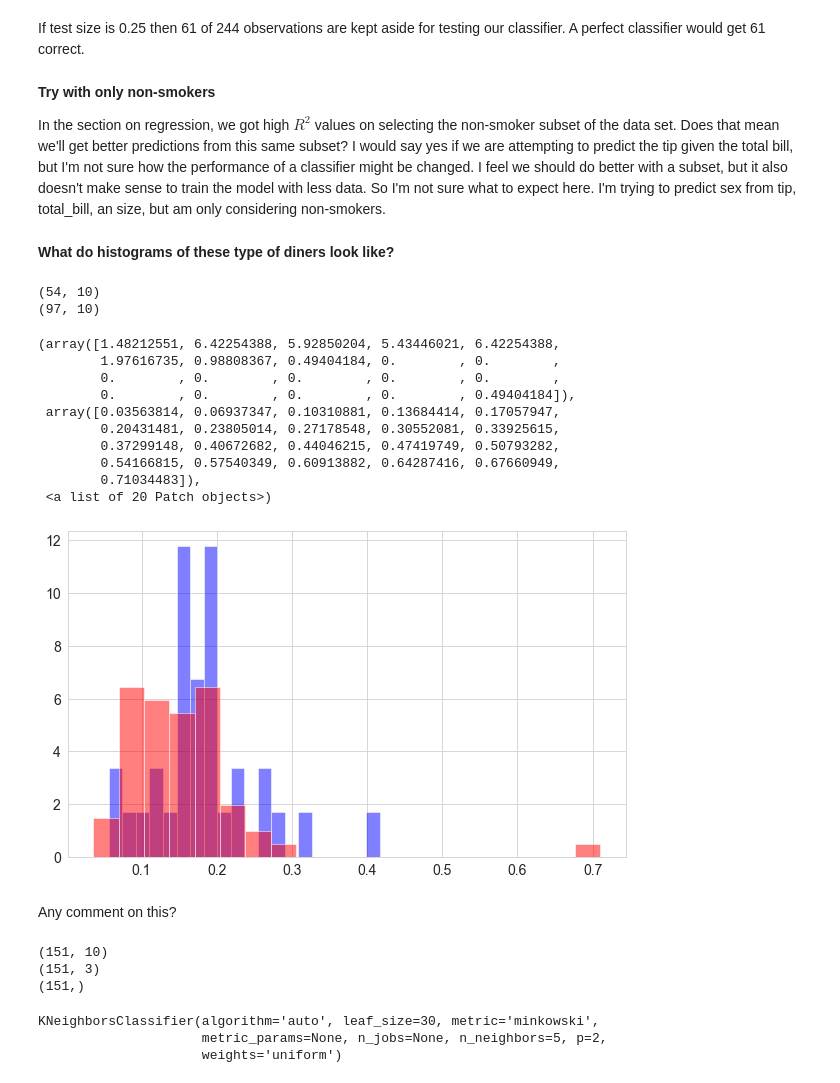
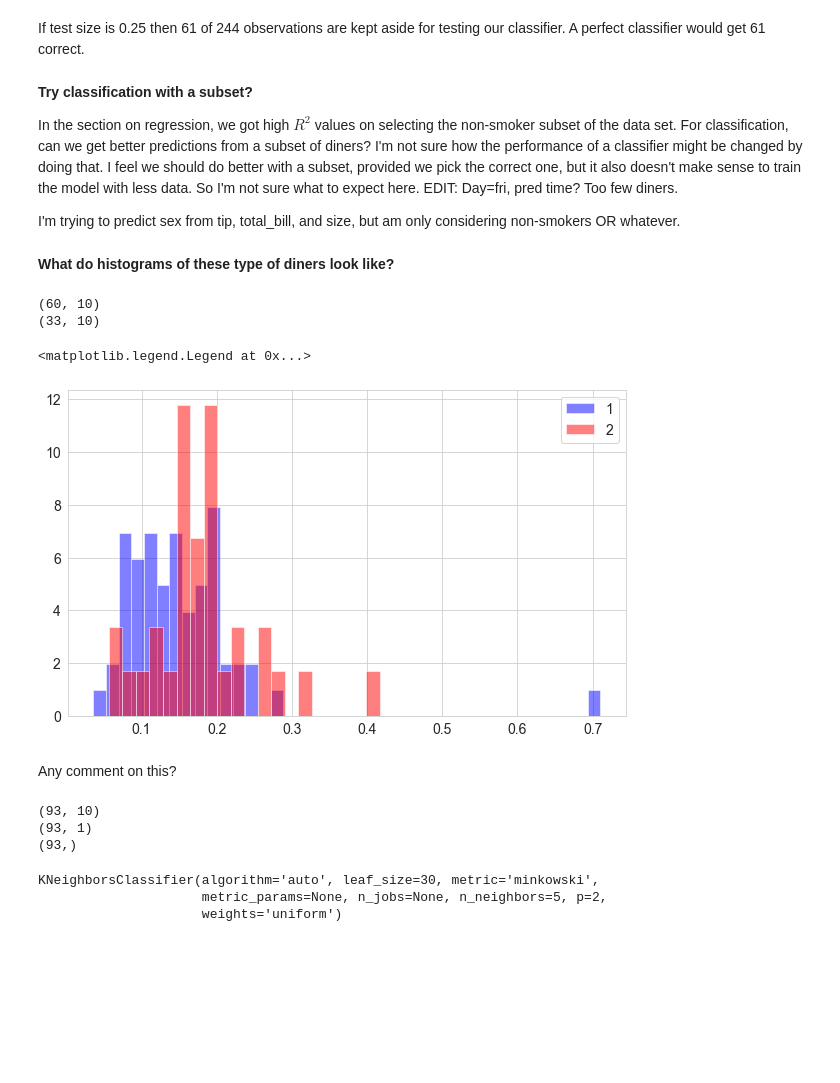
Before and after one commit to elizabethdaly/data-analysis-project, a Jupyter notebook: tips-data-analysis.ipynb, the cells around one changed output. Drawn from its saved outputs; the diff is of its cells as text; code cells hidden in the pictures; blank space fills up the shorter version.

```diff
--- a/tips-data-analysis.ipynb
+++ b/tips-data-analysis.ipynb
@@ -977,44 +980,40 @@ Accuracy score:  0.5901639344262295
 # %% [markdown]
 If test size is 0.25 then 61 of 244 observations are kept aside for testing our classifier. A perfect classifier would get 61 correct.
 # %% [markdown]
-**Try with only non-smokers**
+**Try classification with a subset?**
 
-In the section on regression, we got high $R^2$ values on selecting the non-smoker subset of the data set. Does that mean we'll get better predictions from this same subset? I would say yes if we are attempting to predict the tip given the total bill, but I'm not sure how the performance of a classifier might be changed. I feel we should do better with a subset, but it also doesn't make sense to train the model with less data. So I'm not sure what to expect here. I'm trying to predict sex from tip, total_bill, an size, but am only considering non-smokers.
+In the section on regression, we got high $R^2$ values on selecting the non-smoker subset of the data set. For classification, can we get better predictions from a subset of diners? I'm not sure how the performance of a classifier might be changed by doing that. I feel we should do better with a subset, provided we pick the correct one, but it also doesn't make sense to train the model with less data. So I'm not sure what to expect here.
+EDIT: Day=fri, pred time? Too few diners.
+
+I'm trying to predict sex from tip, total_bill, and size, but am only considering non-smokers OR whatever.
 # %% [markdown]
 **What do histograms of these type of diners look like?**
 # %%
-print(df.loc[(df['sex'] == 'Female') & (df['smoker'] == 'No')].shape)
-print(df.loc[(df['sex'] == 'Male') & (df['smoker'] == 'No')].shape)
+print(df.loc[(df['sex'] == 'Male') & (df['smoker'] == 'Yes')].shape)
+print(df.loc[(df['sex'] == 'Female') & (df['smoker'] == 'Yes')].shape)
 
-plt.hist(df.loc[(df['sex'] == 'Female') & (df['smoker'] == 'Yes')]['ftip'], 20, density=True, facecolor='b', alpha=0.5)
-plt.hist(df.loc[(df['sex'] == 'Male') & (df['smoker'] == 'Yes')]['ftip'], 20, density=True, facecolor='r', alpha=0.5)
+plt.hist(df.loc[(df['sex'] == 'Male') & (df['smoker'] == 'Yes')]['ftip'], 40, density=True, facecolor='b', alpha=0.5, label="1")
+plt.hist(df.loc[(df['sex'] == 'Female') & (df['smoker'] == 'Yes')]['ftip'], 20, density=True, facecolor='r', alpha=0.5, label="2")
+plt.legend()
 # %% [output]
-(54, 10)
-(97, 10)
+(60, 10)
+(33, 10)
-(array([1.48212551, 6.42254388, 5.92850204, 5.43446021, 6.42254388,
-        1.97616735, 0.98808367, 0.49404184, 0.        , 0.        ,
-        0.        , 0.        , 0.        , 0.        , 0.        ,
-        0.        , 0.        , 0.        , 0.        , 0.49404184]),
- array([0.03563814, 0.06937347, 0.10310881, 0.13684414, 0.17057947,
-        0.20431481, 0.23805014, 0.27178548, 0.30552081, 0.33925615,
-        0.37299148, 0.40672682, 0.44046215, 0.47419749, 0.50793282,
-        0.54166815, 0.57540349, 0.60913882, 0.64287416, 0.67660949,
-        0.71034483]),
- <a list of 20 Patch objects>)
+<matplotlib.legend.Legend at 0x...>
-[figure, old version]
+[figure, new version]
 # %% [markdown]
 Any comment on this?
 # %%
-smoke = df.loc[df['smoker'] == 'No']
+smoke = df.loc[df['smoker'] == 'Yes']
 print(smoke.shape)
-inputs = smoke[['tip', 'total_bill', 'size']]
+inputs = smoke[['ftip']]
+#inputs = smoke[['tip', 'total_bill', 'size']]
 print(inputs.shape)
-outputs = smoke['sex']
+outputs = smoke['time']
 print(outputs.shape)
 # %% [output]
-(151, 10)
-(151, 3)
-(151,)
+(93, 10)
+(93, 1)
+(93,)
 # %%
 inputs_train, inputs_test, outputs_train, outputs_test = mod.train_test_split(inputs, outputs, test_size=0.25)
 # %%
```
Also changed, not shown: parts of 12 cells of this notebook, 1 other file.
